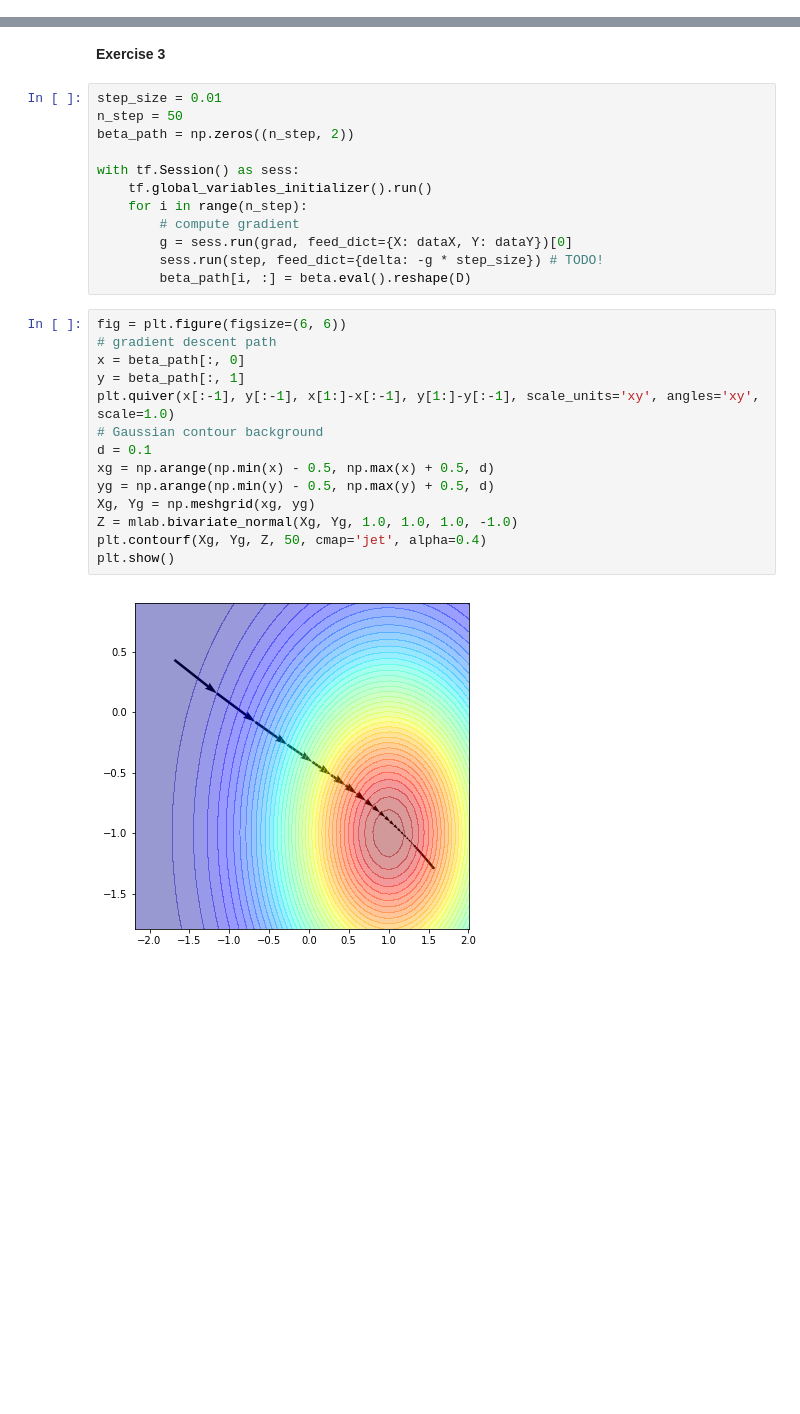
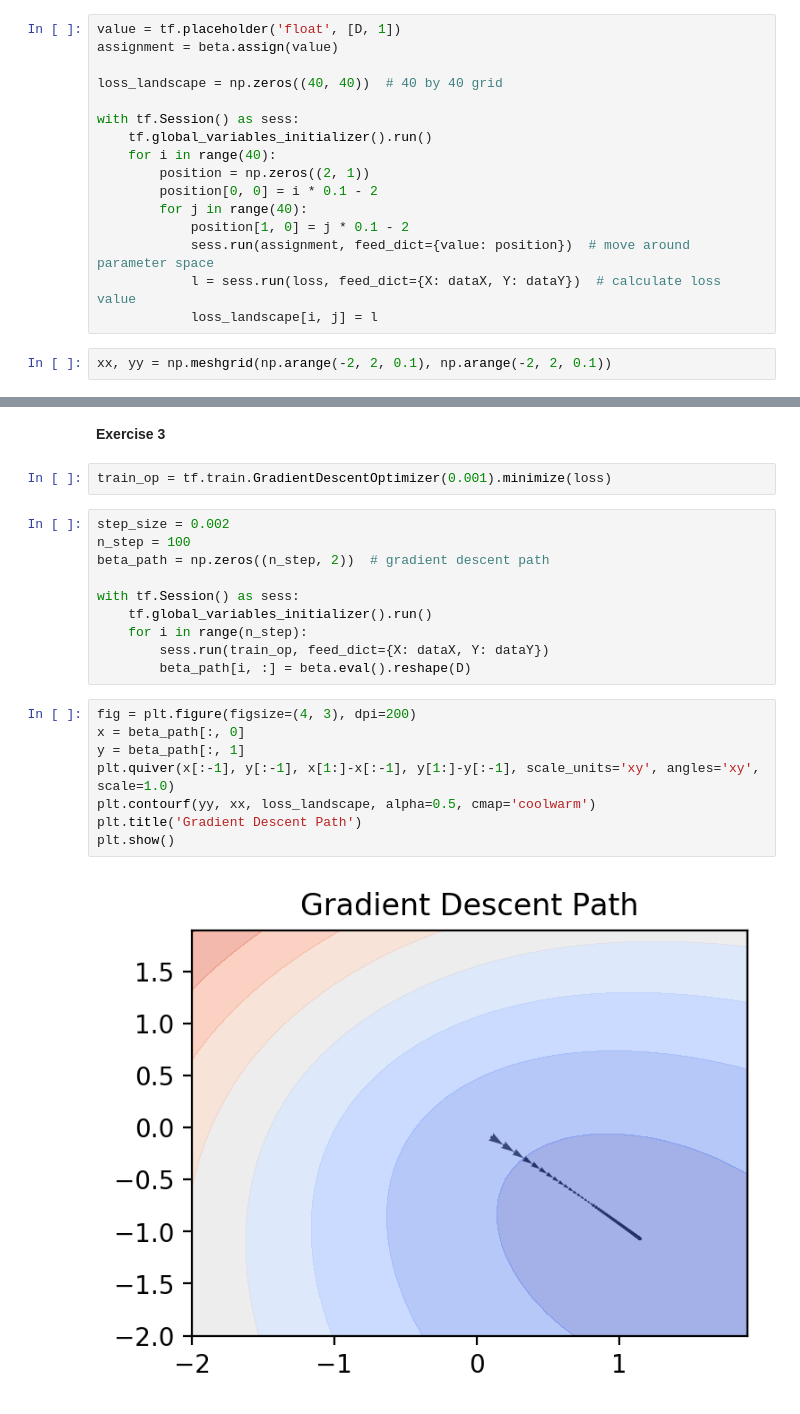
Before and after one commit to UCIDataScienceInitiative/LearningWithPython, a Jupyter notebook: logistic.ipynb, the cells around one changed output, grey strips where cells are left out. Drawn from its saved outputs; the diff is of its cells as text; blank space fills up the shorter version.

```diff
--- a/logistic.ipynb
+++ b/logistic.ipynb
@@ -48,0 +53,18 @@ loss = -1.0 * (tf.reduce_sum(Y * tf.log(pred) + (1.0 - Y) * tf.log(1 - pred)))
+# %%
+value = tf.placeholder('float', [D, 1])
+assignment = beta.assign(value)
+
+loss_landscape = np.zeros((40, 40))  # 40 by 40 grid
+
+with tf.Session() as sess:
+    tf.global_variables_initializer().run()
+    for i in range(40):
+        position = np.zeros((2, 1))
+        position[0, 0] = i * 0.1 - 2
+        for j in range(40):
+            position[1, 0] = j * 0.1 - 2
+            sess.run(assignment, feed_dict={value: position})  # move around parameter space
+            l = sess.run(loss, feed_dict={X: dataX, Y: dataY})  # calculate loss value
+            loss_landscape[i, j] = l
+# %%
+xx, yy = np.meshgrid(np.arange(-2, 2, 0.1), np.arange(-2, 2, 0.1))
@@ -58,30 +97,24 @@ step = beta.assign_add(delta)
 # %% [markdown]
 **Exercise 3**
+# %%
+train_op = tf.train.GradientDescentOptimizer(0.001).minimize(loss)
 # %%
-step_size = 0.01
-n_step = 50
-beta_path = np.zeros((n_step, 2))
+step_size = 0.002
+n_step = 100
+beta_path = np.zeros((n_step, 2))  # gradient descent path
 
 with tf.Session() as sess:
     tf.global_variables_initializer().run()
     for i in range(n_step):
-        # compute gradient
-        g = sess.run(grad, feed_dict={X: dataX, Y: dataY})[0]
-        sess.run(step, feed_dict={delta: -g * step_size}) # TODO!
+        sess.run(train_op, feed_dict={X: dataX, Y: dataY})
         beta_path[i, :] = beta.eval().reshape(D)
 # %%
-fig = plt.figure(figsize=(6, 6))
-# gradient descent path
+fig = plt.figure(figsize=(4, 3), dpi=200)
 x = beta_path[:, 0]
 y = beta_path[:, 1]
 plt.quiver(x[:-1], y[:-1], x[1:]-x[:-1], y[1:]-y[:-1], scale_units='xy', angles='xy', scale=1.0)
-# Gaussian contour background
-d = 0.1
-xg = np.arange(np.min(x) - 0.5, np.max(x) + 0.5, d)
-yg = np.arange(np.min(y) - 0.5, np.max(y) + 0.5, d)
-Xg, Yg = np.meshgrid(xg, yg)
-Z = mlab.bivariate_normal(Xg, Yg, 1.0, 1.0, 1.0, -1.0)
-plt.contourf(Xg, Yg, Z, 50, cmap='jet', alpha=0.4)
+plt.contourf(yy, xx, loss_landscape, alpha=0.5, cmap='coolwarm')
+plt.title('Gradient Descent Path')
 plt.show()
 # %% [output]
-[figure, old version]
+[figure, new version]
```
Also changed, not shown: parts of 25 cells of this notebook, 4 other files.
